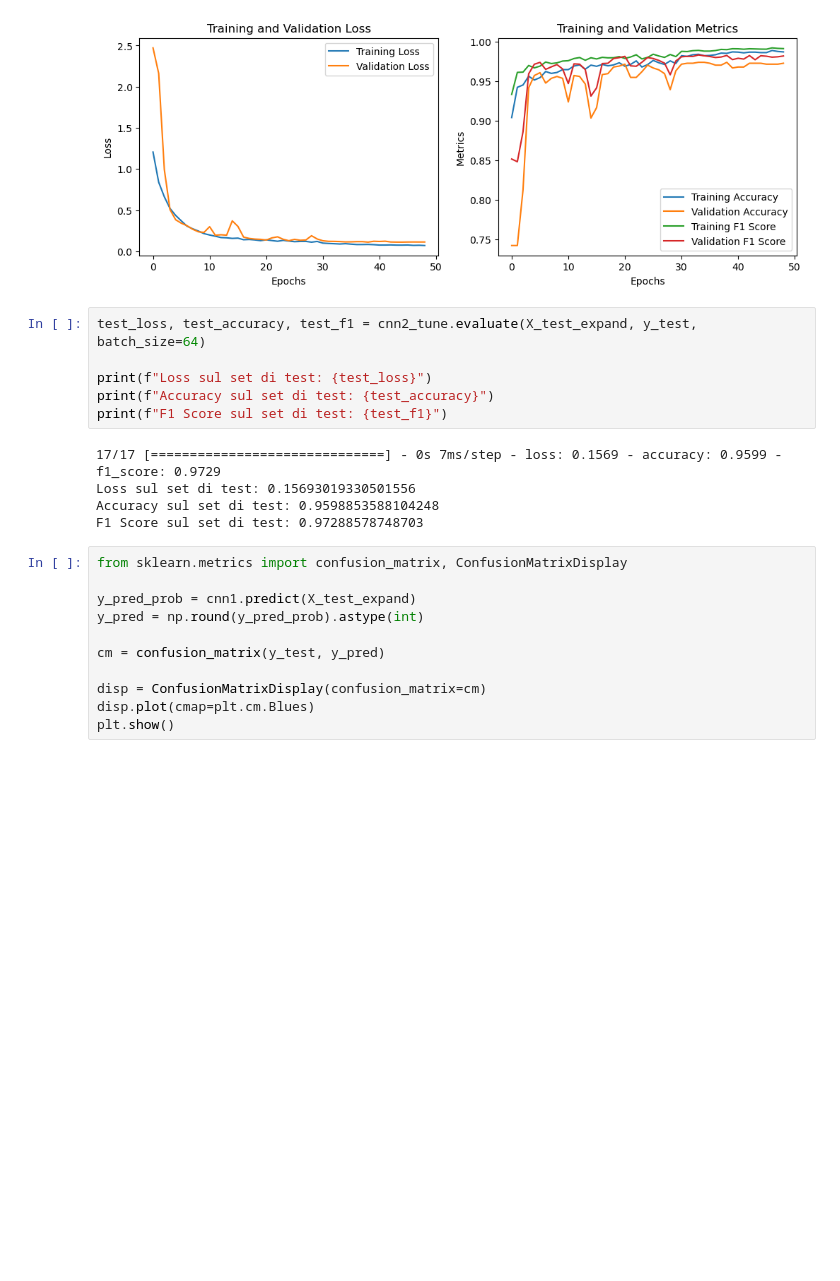
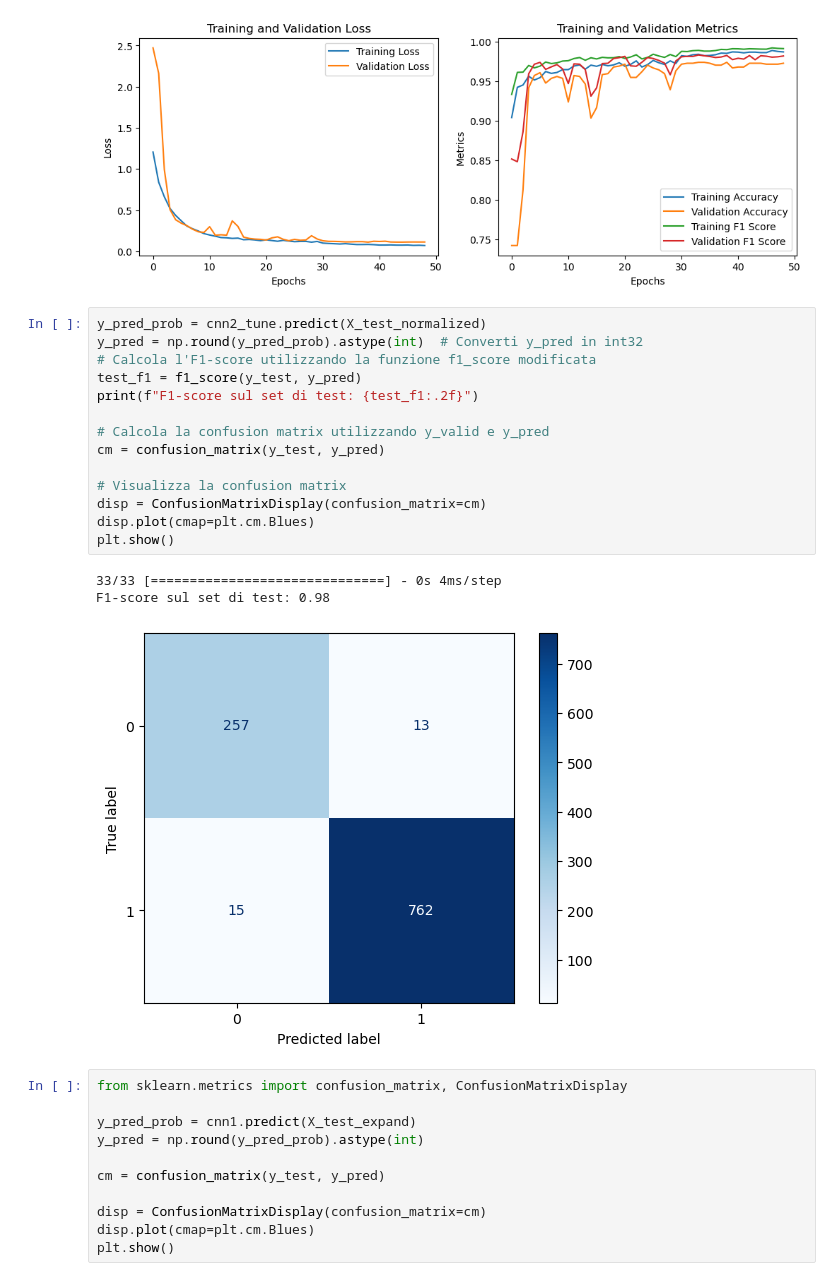
Before and after one commit to MarcoLor01/MachineLearningProject, a Jupyter notebook: pneumonia.ipynb, the cells around one changed output. Saved outputs shown, nothing was run; the diff lists cells and outputs as text; blank space fills up the shorter version.

```diff
--- a/pneumonia.ipynb
+++ b/pneumonia.ipynb
@@ -707,16 +727,23 @@ graphics(history4)
 # %% [output]
 [figure]
 # %%
-test_loss, test_accuracy, test_f1 = cnn2_tune.evaluate(X_test_expand, y_test, batch_size=64)
+y_pred_prob = cnn2_tune.predict(X_test_normalized)
+y_pred = np.round(y_pred_prob).astype(int)  # Converti y_pred in int32
+# Calcola l'F1-score utilizzando la funzione f1_score modificata
+test_f1 = f1_score(y_test, y_pred)
+print(f"F1-score sul set di test: {test_f1:.2f}")
 
-print(f"Loss sul set di test: {test_loss}")
-print(f"Accuracy sul set di test: {test_accuracy}")
-print(f"F1 Score sul set di test: {test_f1}")
+# Calcola la confusion matrix utilizzando y_valid e y_pred
+cm = confusion_matrix(y_test, y_pred)
+
+# Visualizza la confusion matrix
+disp = ConfusionMatrixDisplay(confusion_matrix=cm)
+disp.plot(cmap=plt.cm.Blues)
+plt.show()
 # %% [output]
-17/17 [==============================] - 0s 7ms/step - loss: 0.1569 - accuracy: 0.9599 - f1_score: 0.9729
-Loss sul set di test: 0.15693019330501556
-Accuracy sul set di test: 0.9598853588104248
-F1 Score sul set di test: 0.97288578748703
+33/33 [==============================] - 0s 4ms/step
+F1-score sul set di test: 0.98
+[figure, added]
 # %%
 from sklearn.metrics import confusion_matrix, ConfusionMatrixDisplay
 
```
Also changed, not shown: parts of 32 cells of this notebook.
